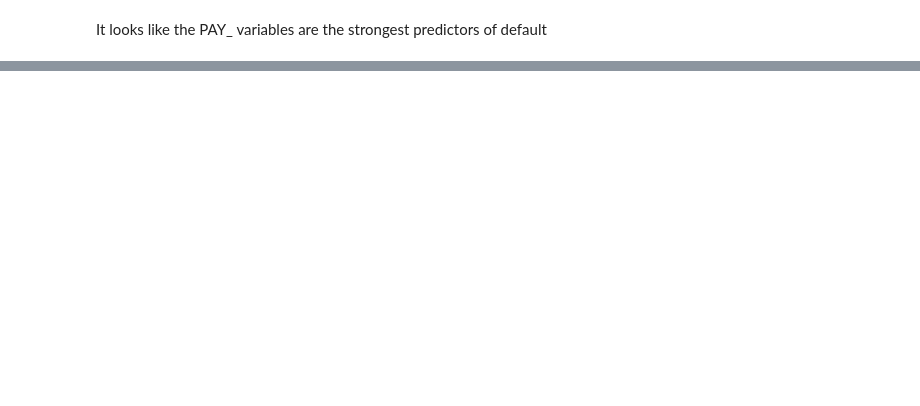
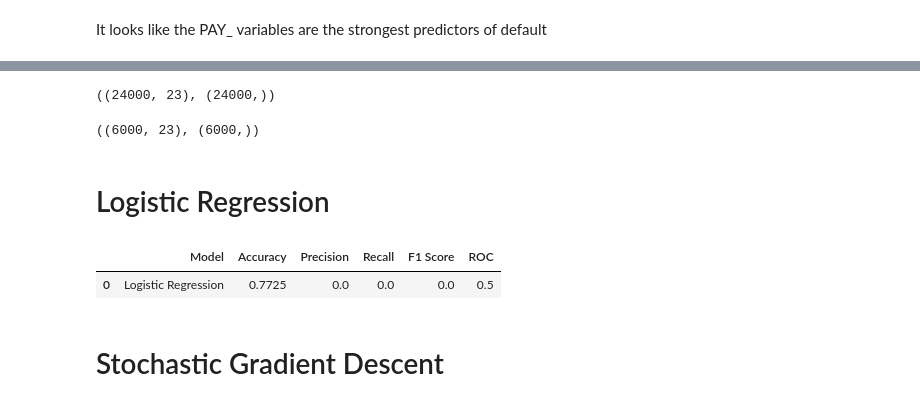
Before and after one commit to Priyanka302002/mlproject, a Jupyter notebook: notebook/data/1. EDA Credit card.ipynb, the cells around one changed output, grey strips where cells are left out. Saved outputs shown, nothing was run; the diff lists cells and outputs as text; code cells hidden in the pictures; blank space fills up the shorter version.

Commit message:
EDA and Problem Statement

```diff
--- a/notebook/data/1. EDA Credit card.ipynb
+++ b/notebook/data/1. EDA Credit card.ipynb
@@ -1209,0 +1376,41 @@ It looks like the PAY_ variables are the strongest predictors of default
+# %%
+X=X_base
+y=df['Default']
+
+logging.info("first split the model then cheak with different different models who gives best result for our dataset")
+# %%
+# Splitting data into Train
+
+from sklearn.model_selection import train_test_split
+X_train,X_test,y_train,y_test=train_test_split(X,y,test_size=0.20)
+# %%
+X_train.shape ,y_train.shape
+# %% [output]
+((24000, 23), (24000,))
+# %%
+X_test.shape,y_test.shape
+# %% [output]
+((6000, 23), (6000,))
+# %% [markdown]
+# Logistic Regression
+# %%
+
+logmodel = LogisticRegression(random_state=1)
+logmodel.fit(X_train,y_train)
+y_pred = logmodel.predict(X_test)
+# %%
+roc=roc_auc_score(y_test, y_pred)
+acc = accuracy_score(y_test, y_pred)
+prec = precision_score(y_test, y_pred)
+rec = recall_score(y_test, y_pred)
+f1 = f1_score(y_test, y_pred)
+
+model_results = pd.DataFrame([['Logistic Regression', acc,prec,rec, f1,roc]],
+               columns = ['Model', 'Accuracy', 'Precision', 'Recall', 'F1 Score','ROC'])
+
+model_results
+# %% [output]
+|  | Model | Accuracy | Precision | Recall | F1 Score | ROC |
+| 0 | Logistic Regression | 0.7725 | 0.0 | 0.0 | 0.0 | 0.5 |
+# %% [markdown]
+# Stochastic Gradient Descent
```
Also changed, not shown: parts of 60 cells of this notebook.
